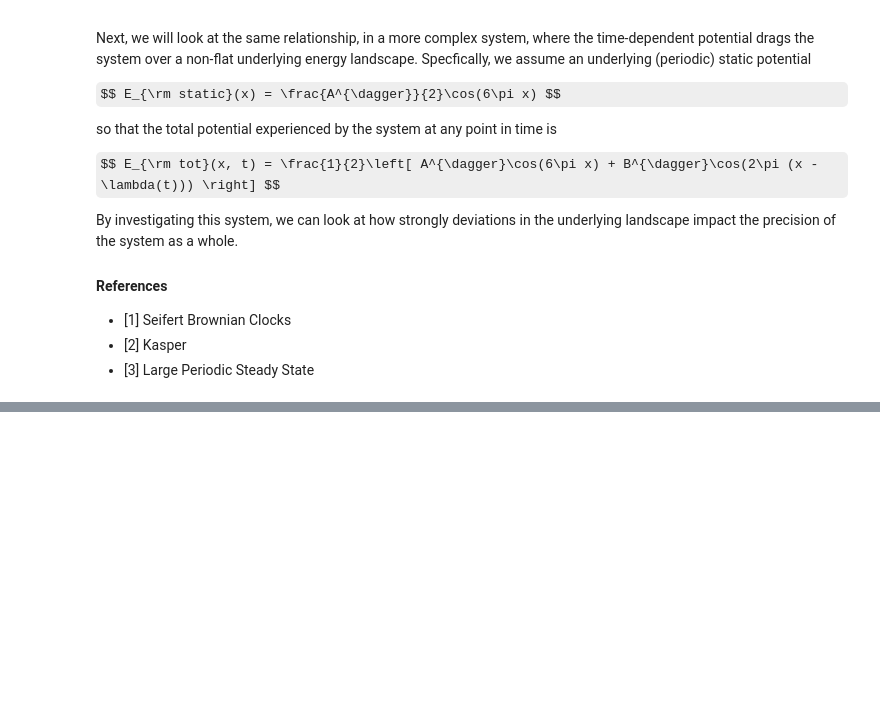
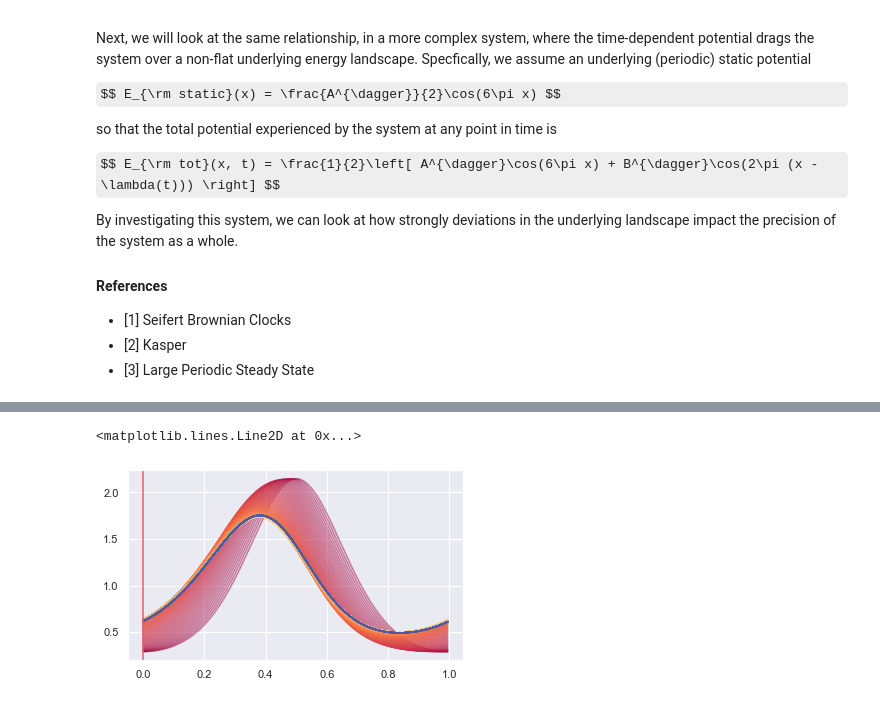
Before and after one commit to StevenJLarge/FokkerPlanck, a Jupyter notebook: notebooks/06-slarge-periodic-system.ipynb, the cells around one changed output, grey strips where cells are left out. Drawn from its saved outputs; the diff is of its cells as text; code cells hidden in the pictures; some formulas as TeX source; blank space fills up the shorter version.

```diff
--- a/notebooks/06-slarge-periodic-system.ipynb
+++ b/notebooks/06-slarge-periodic-system.ipynb
@@ -33,0 +189,10 @@ By investigating this system, we can look at how strongly deviations in the unde
+# %%
+fig, ax = plt.subplots(1, 1, figsize=(6, 3.5))
+Pal = sns.color_palette("Spectral", len(prob_tracker))
+for i, prob in enumerate(prob_tracker):
+    ax.plot(x_array, prob, color=Pal[i], alpha=0.5)
+
+ax.axvline()
+# %% [output]
+<matplotlib.lines.Line2D at 0x...>
+[figure, added]
```
Also changed, not shown: parts of 6 cells of this notebook, 1 other file.
